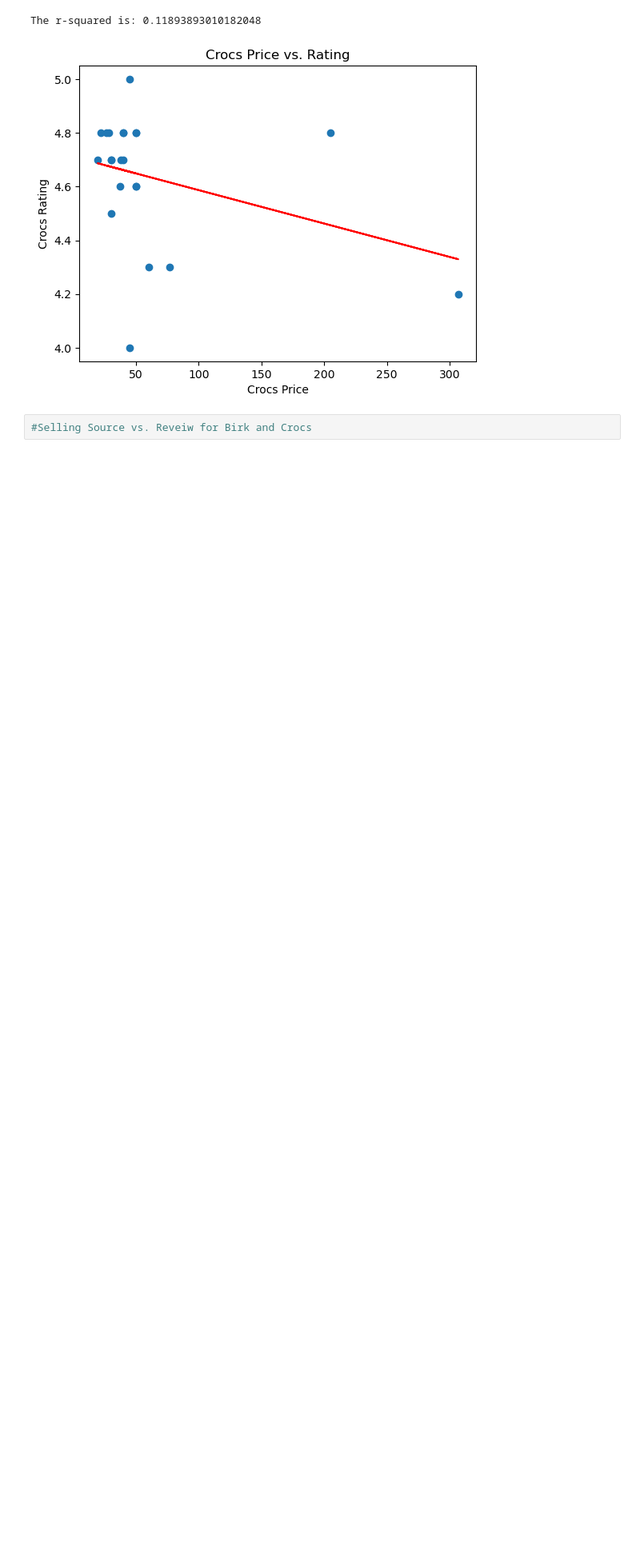
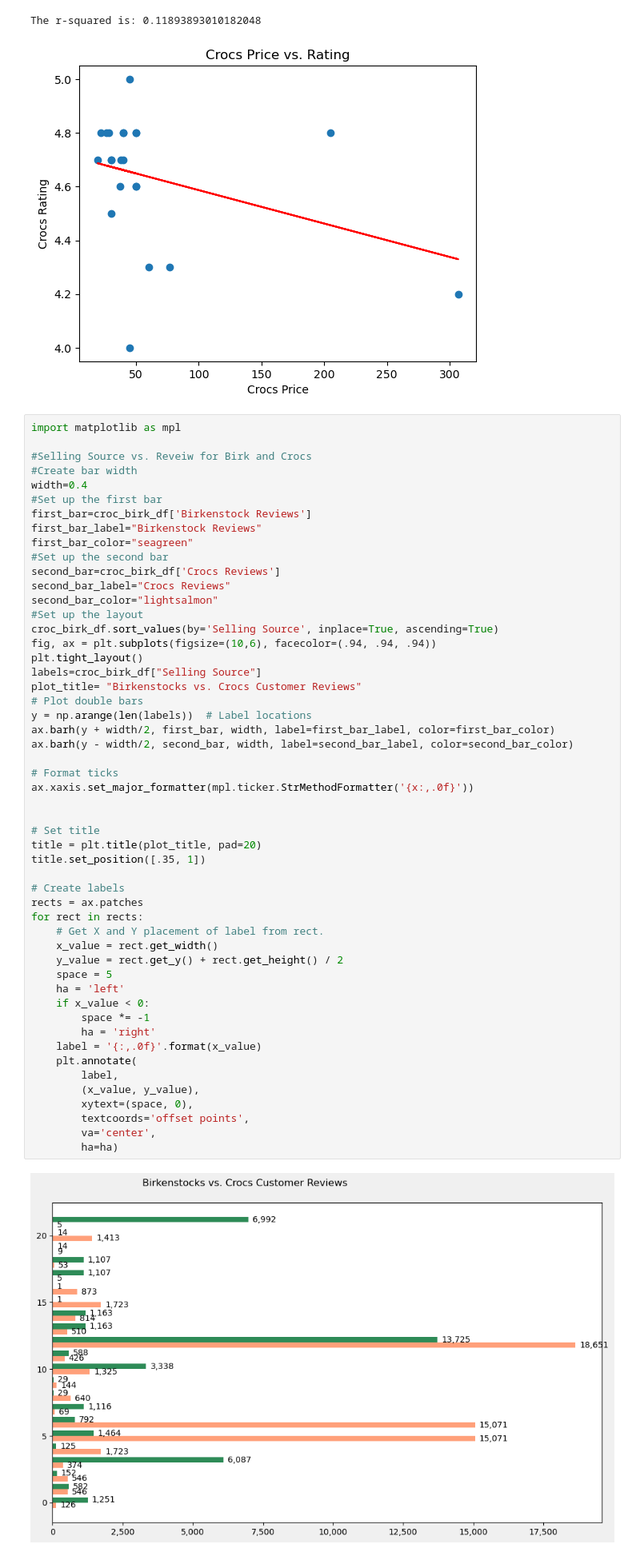
Before and after one commit to NoelleMtz/BirkCroc, a Jupyter notebook: brittany_analysis/Merged_Data_CrocBirk.ipynb, the cells around one changed output. Shown: that part at 80% size. Cells and saved outputs as stored; diff of their text form; blank space fills up the shorter version.

```diff
--- a/brittany_analysis/Merged_Data_CrocBirk.ipynb
+++ b/brittany_analysis/Merged_Data_CrocBirk.ipynb
@@ -464,4 +464,56 @@ plt.show()
 The r-squared is: 0.11893893010182048
 [figure]
 # %%
+import matplotlib as mpl
+
 #Selling Source vs. Reveiw for Birk and Crocs
+#Create bar width
+width=0.4
+#Set up the first bar
+first_bar=croc_birk_df['Birkenstock Reviews']
+first_bar_label="Birkenstock Reviews"
+first_bar_color="seagreen"
+#Set up the second bar
+second_bar=croc_birk_df['Crocs Reviews']
+second_bar_label="Crocs Reviews"
+second_bar_color="lightsalmon"
+#Set up the layout
+croc_birk_df.sort_values(by='Selling Source', inplace=True, ascending=True)
+fig, ax = plt.subplots(figsize=(10,6), facecolor=(.94, .94, .94))
+plt.tight_layout()
+labels=croc_birk_df["Selling Source"]
+plot_title= "Birkenstocks vs. Crocs Customer Reviews"
+# Plot double bars
+y = np.arange(len(labels))  # Label locations
+ax.barh(y + width/2, first_bar, width, label=first_bar_label, color=first_bar_color)
+ax.barh(y - width/2, second_bar, width, label=second_bar_label, color=second_bar_color)
+
+# Format ticks
+ax.xaxis.set_major_formatter(mpl.ticker.StrMethodFormatter('{x:,.0f}'))
+
+
+# Set title
+title = plt.title(plot_title, pad=20)
+title.set_position([.35, 1])
+
+# Create labels
+rects = ax.patches
+for rect in rects:
+    # Get X and Y placement of label from rect.
+    x_value = rect.get_width()
+    y_value = rect.get_y() + rect.get_height() / 2
+    space = 5
+    ha = 'left'
+    if x_value < 0:
+        space *= -1
+        ha = 'right'
+    label = '{:,.0f}'.format(x_value)
+    plt.annotate(
+        label,
+        (x_value, y_value),
+        xytext=(space, 0),
+        textcoords='offset points',
+        va='center',
+        ha=ha)
+# %% [output]
+[figure, added]
```
Also changed, not shown: parts of 3 cells of this notebook, 3 other files.
